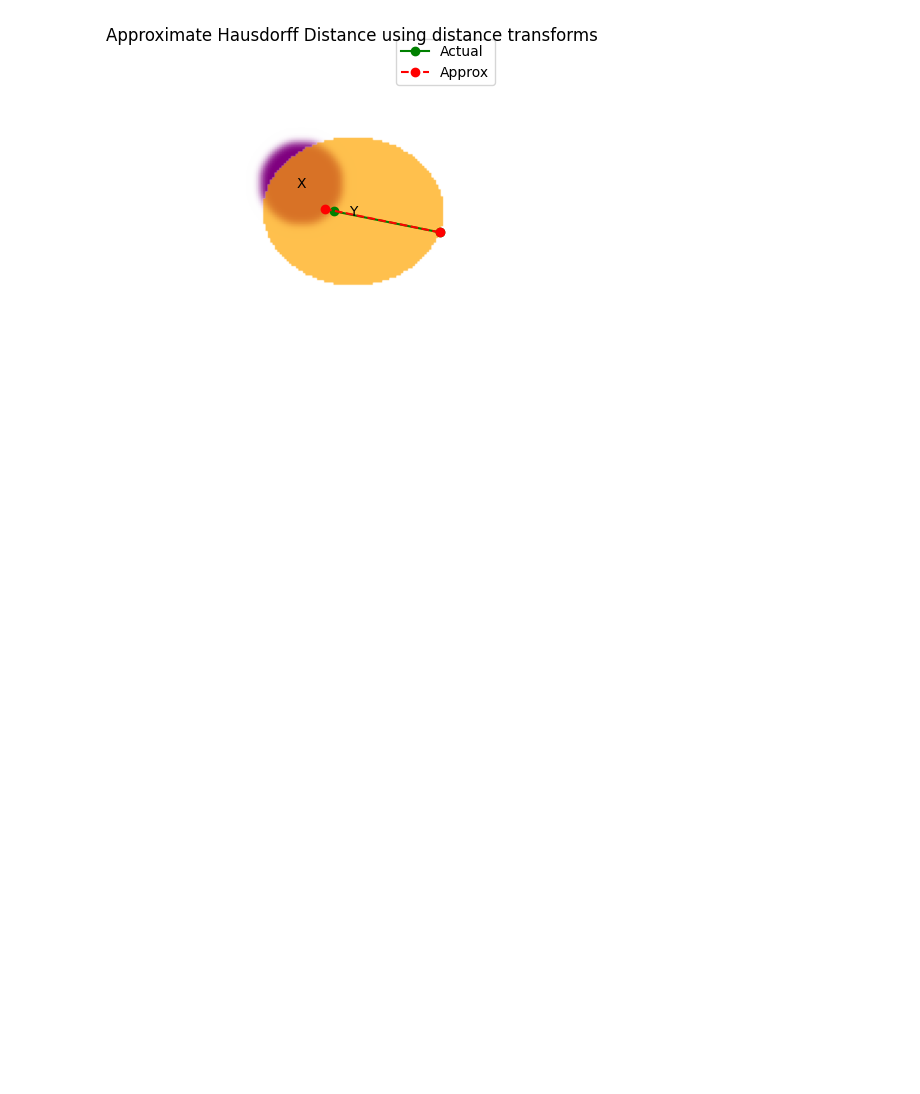
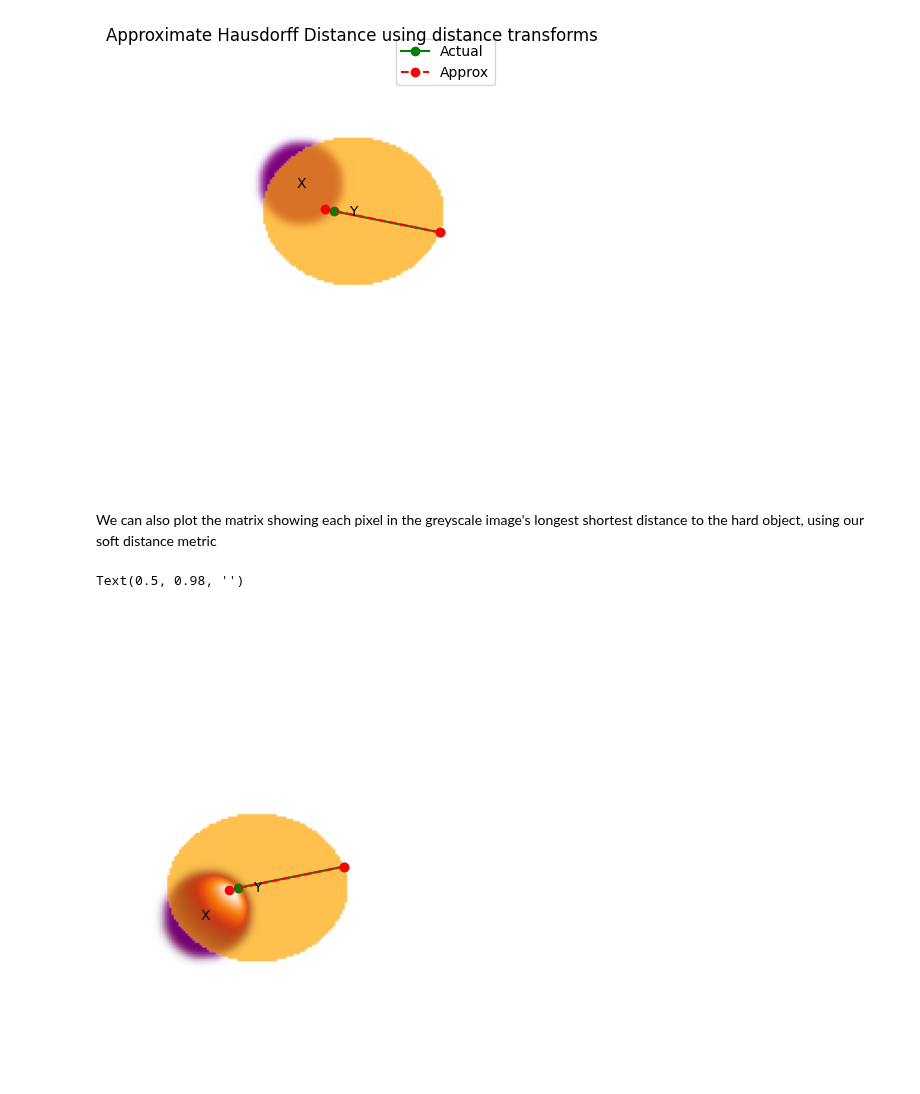
Before and after one commit to JGIBristol/fish_test, a Jupyter notebook: haussdorf_loss.ipynb, the cells around one changed output. Saved outputs shown, nothing was run; the diff lists cells and outputs as text; code cells hidden in the pictures; blank space fills up the shorter version.

Commit message:
plot the Hausdorff distance array

```diff
--- a/haussdorf_loss.ipynb
+++ b/haussdorf_loss.ipynb
@@ -371,6 +371,27 @@ fig.suptitle("Approximate Hausdorff Distance using distance transforms")
 # %% [output]
 Text(0.5, 0.98, 'Approximate Hausdorff Distance using distance transforms')
 [figure]
+# %% [markdown]
+We can also plot the matrix showing each pixel in the greyscale image's longest shortest distance to the hard object, using our soft distance metric
+# %%
+fig, axis = plot_objects(fuzzy_x, y)
+
+# Make a cmap that looks like viridis but starts transparent
+colours = plt.cm.gist_heat(np.linspace(0, 1, 256))
+colours[:, -1] = np.linspace(0, 1, 256)
+
+transparent_cmap = colors.ListedColormap(colours)
+
+hausdorff_distfield = fuzzy_x * y_distfield
+axis.imshow(hausdorff_distfield.T, origin="lower", cmap=transparent_cmap, alpha=1)
+
+axis.plot(*zip(start, end), "go-", label="Actual")
+axis.plot(*zip(approx_start, approx_end), "ro--", label="Approx")
+
+fig.suptitle("")
+# %% [output]
+Text(0.5, 0.98, '')
+[figure, added]
 # %%
 """
 Create an animation showing the fuzzy prediction moving around, and how it affects the maximum, mean and sum of the product
```
Also changed, not shown: parts of 3 cells of this notebook.
